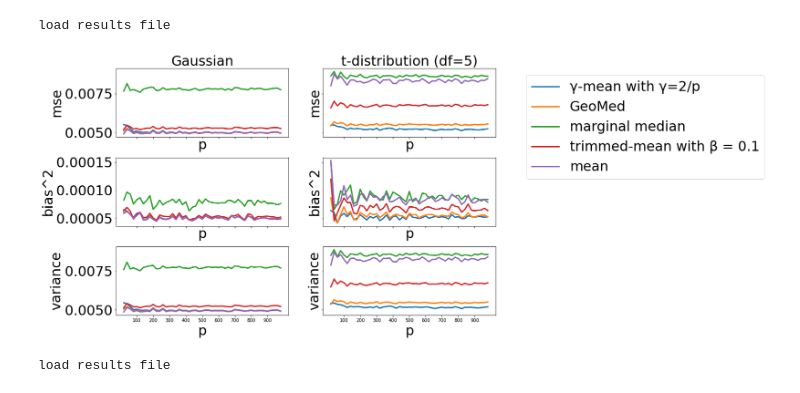
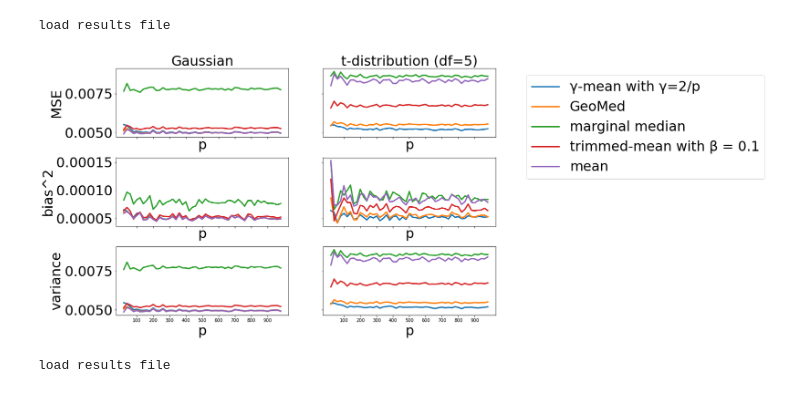
Before and after one commit to CenjhihLi/robust_federated_learning, a Jupyter notebook: aggreagtors_simulation.ipynb, the cells around one changed output. Saved outputs shown, nothing was run; the diff lists cells and outputs as text; code cells hidden in the pictures.

```diff
--- a/aggreagtors_simulation.ipynb
+++ b/aggreagtors_simulation.ipynb
@@ -73,7 +73,8 @@ def bias(y_pred, y_true):
     y_true: (p,)
     """
     return np.square(np.subtract(np.mean(y_pred, axis = 0),y_true)).mean()
-bias.__name__="bias^2"
+#bias.__name__=u'bias\u00B2'
+bias.__name__='bias^2'
 
 def mse(y_pred, y_true):
     """
@@ -81,7 +82,7 @@ def mse(y_pred, y_true):
     y_true: (p,)
     """
     return np.mean([np.square(np.subtract(y_hat,y_true))  for y_hat in y_pred], axis = 0).mean()
-mse.__name__="mse"
+mse.__name__="MSE"
 
 def variance(y_pred, y_true):
     """
@@ -246,32 +247,33 @@ load results file
 # %%
 #plot the comparison of aggregators
 fig, axs = plt.subplots(3, 2, figsize=(15, 10), sharex=True, sharey='row',  gridspec_kw={'hspace': 0.3, 'wspace': 0.2})
 (ax1, ax2),  (ax3, ax4), (ax5, ax6)= axs
 
 ax1.set_title("Gaussian")
 ax2.set_title('t-distribution (df=5)')
 right = [ax2, ax4, ax6]
 
 for i, metric in enumerate(metrics):
   for j, dist in enumerate(dist_list):
     ax = axs[i][j]
     for method in method_list:
       r = results[dist][method][i,:]
       ax.plot(p_range, r, label = method, linewidth = linewidth)
       ax.set_xlabel('p')
       ax.set_xticks(p_range[np.arange(4,len(p_range),5)])
-    ax.set_ylabel(metric.__name__)
+    if j == 0:
+      ax.set_ylabel(metric.__name__)
 ax = right[0]
   #method_list is ["mean","median","gamma","geo","trim"] need to use the same order
 ax.legend(labels=labels,
             loc='upper right',bbox_to_anchor=(2.6,1.0))
 
 fig.tight_layout()
 plt.show()
 
 fig.savefig('plot/scenario1_alpha_0.png', format='png', bbox_inches='tight')
 # %% [output]
-[figure, old version]
+[figure, new version]
 # %%
 """
 Scenario 1
```
Also changed, not shown: parts of 9 cells of this notebook.
